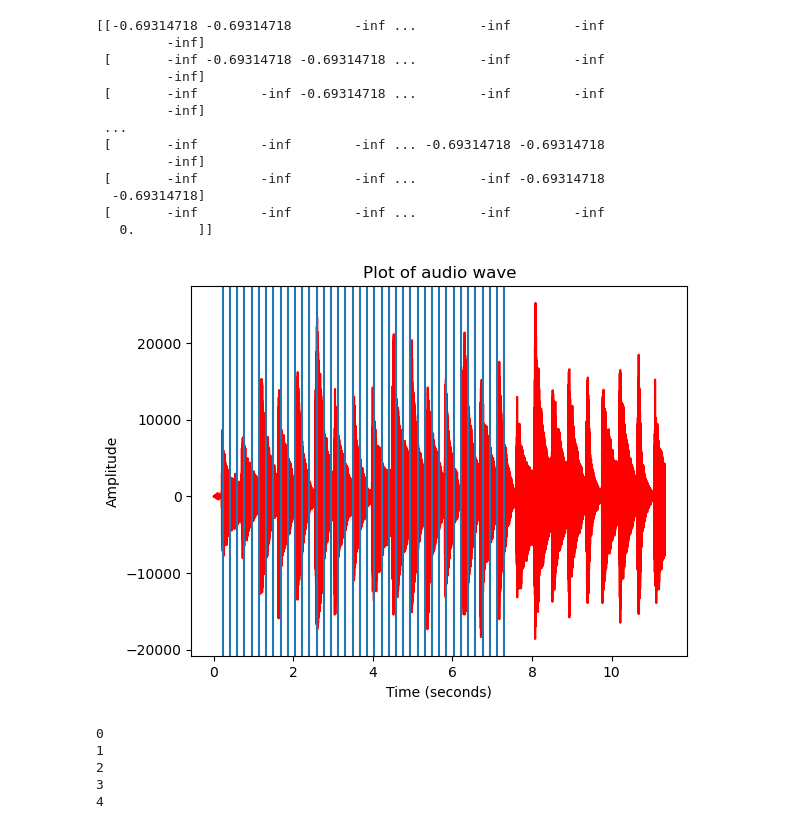
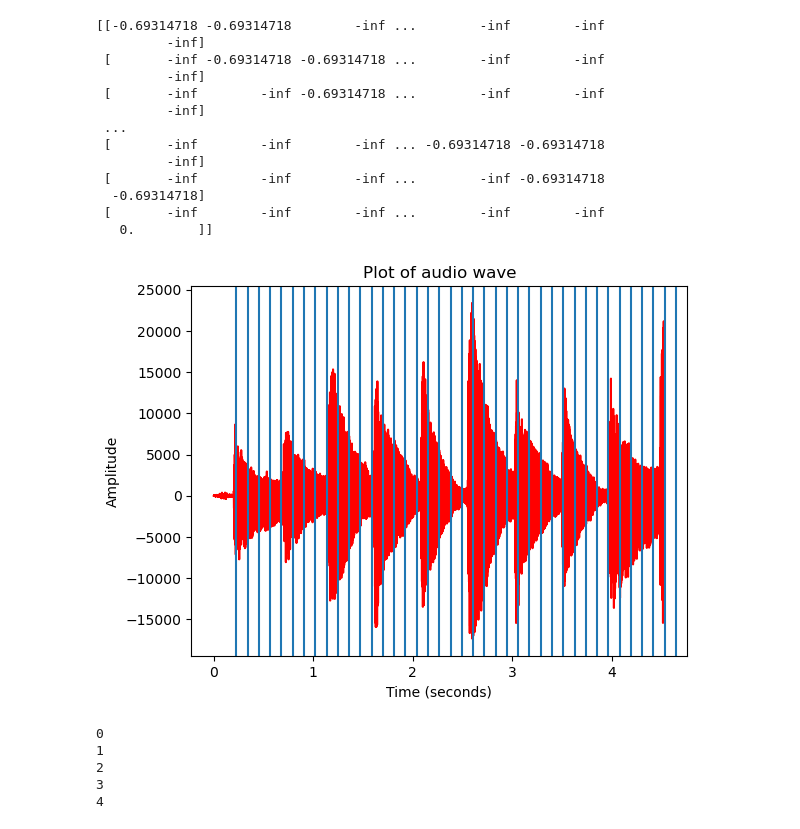
Before and after one commit to josephinecowley/Score-follower, a Jupyter notebook: viterbi_experiments/viterbi_windowing.ipynb, the cells around one changed output. Cells and saved outputs as stored; diff of their text form; code cells hidden in the pictures.

```diff
--- a/viterbi_experiments/viterbi_windowing.ipynb
+++ b/viterbi_experiments/viterbi_windowing.ipynb
@@ -64,27 +64,27 @@ print(T)
 # %%
 # Return observed state elements as a list of np.arrays called audio_data
 
 # Define arguments
-hop_length = 8000
+hop_length = 5000
 sample_length = 1000
-show = 500000
+show = 200000
 offset = 10000 # TODO Ive added an offset of 10000 for now whilst we havent implemented a solution for the initial silence
 
 performance_path = '/Users/josephine/Documents/Engineering /Part IIB/Score alignment project/Score-follower/wav_files/bach_3.wav'
 sample_rate, data = wav.read(performance_path)
 
 performance_duration = len(data)/sample_rate
 
 time_samples = np.linspace(0, performance_duration, len(data))
 sample_indices = np.arange(offset, len(data), hop_length)
 audio_data = [data[index:index+sample_length] for index in sample_indices]
 
 # Plot data to help visualise it
 helper.plot_audio(time_samples[:show], data[:show])
 for i in sample_indices[:40]:
     plt.axvline(i/sample_rate)
 # %% [output]
-[figure, old version]
+[figure, new version]
 # %%
 for k in range(0,5):
     print(k)
```
Also changed, not shown: parts of 3 cells of this notebook, 1 other file.
